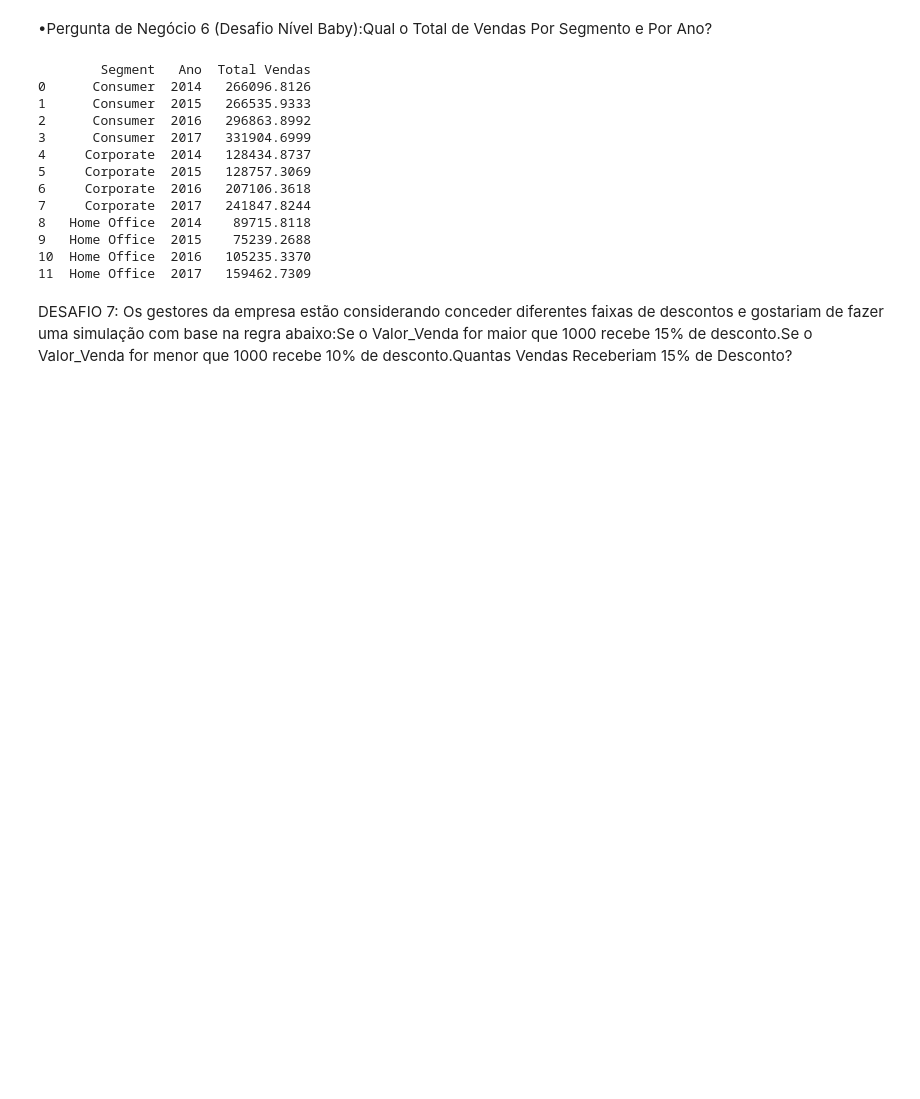
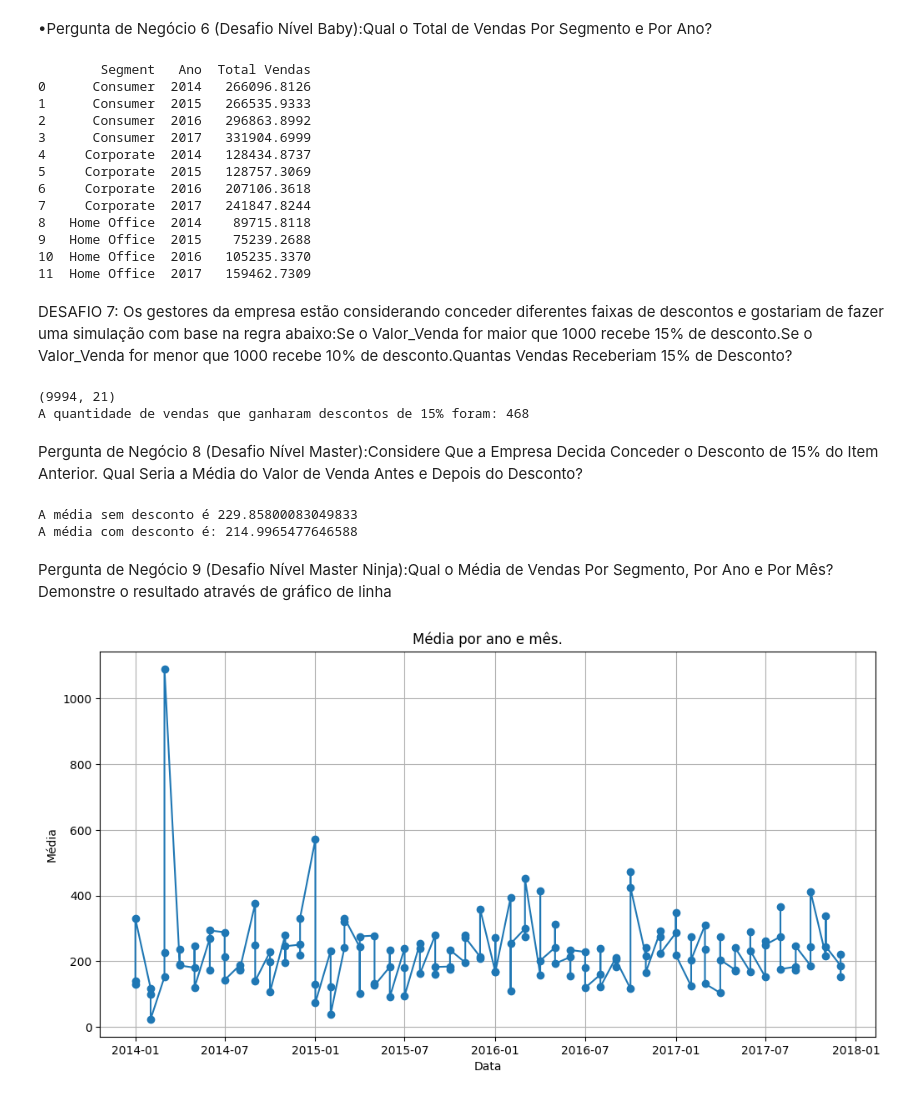
Before and after one commit to gustavoofarias/Fundamentos-de-Linguagem-Python-Para-An-lise-de-Dados-e-Data-Science, a Jupyter notebook: Projeto2.ipynb, the cells around one changed output. Drawn from its saved outputs; the diff is of its cells as text; code cells hidden in the pictures; blank space fills up the shorter version.

```diff
--- a/Projeto2.ipynb
+++ b/Projeto2.ipynb
@@ -222,3 +222,67 @@ print(resultado6)
 11  Home Office  2017   159462.7309
 # %% [markdown]
 DESAFIO 7: Os  gestores  da  empresa  estão  considerando conceder  diferentes  faixas  de  descontos  e gostariam de fazer uma simulação com base na regra abaixo:Se o Valor_Venda for maior que 1000 recebe 15% de desconto.Se o Valor_Venda for menor que 1000 recebe 10% de desconto.Quantas Vendas Receberiam 15% de Desconto?
+# %%
+
+
+desconto15 = df[df['Sales'] > 1000].shape[0]
+
+print(df.shape)
+
+print(f"A quantidade de vendas que ganharam descontos de 15% foram: {desconto15}")
+# %% [output]
+(9994, 21)
+A quantidade de vendas que ganharam descontos de 15% foram: 468
+# %% [markdown]
+Pergunta de Negócio 8 (Desafio Nível Master):Considere  Que  a  Empresa  Decida  Conceder  o  Desconto  de  15%  do  Item  Anterior.  Qual Seria a Média do Valor de Venda Antes e Depois do Desconto?
+# %%
+# Criando nova coluna com desconto de 15%
+df['Venda_com_desconto'] = df.apply(lambda row: row['Sales'] * 0.85 if row['Sales'] > 1000 else row['Sales'], axis=1)
+# %%
+media = df['Sales'].mean()
+print(f"A média sem desconto é {media}")
+media_com_desconto = df['Venda_com_desconto'].mean()
+print(f"A média com desconto é: {media_com_desconto}")
+# %% [output]
+A média sem desconto é 229.85800083049833
+A média com desconto é: 214.9965477646588
+# %% [markdown]
+Pergunta de Negócio 9 (Desafio Nível Master Ninja):Qual o Média de Vendas Por Segmento, Por Ano e Por Mês?Demonstre o resultado através de gráfico de linha
+# %%
+# Consulta SQL
+
+query9 = '''
+SELECT Segment,
+       AVG(Sales) AS Média,
+       strftime('%Y', [Order Date]) AS Ano,
+       strftime('%m', [Order Date]) AS Mês
+FROM tabela_excel
+GROUP BY Segment, Ano, Mês
+ORDER BY Ano, Mês;
+'''
+# Executando a consulta
+
+resultado9 = pd.read_sql_query(query9, conn)
+
+# Criar uma coluan com Ano e Mês juntos, para facilitar a plotar o gráfico.
+
+resultado9['Data'] = pd.to_datetime(resultado9['Ano'] + '-' + resultado9['Mês'] + '-01')
+
+# Plotando o Gráfico
+segmento_especifico = 'Consumer'  # Substitua pelo segmento desejado
+df_segmento = df[df['Segment'] == segmento_especifico]
+
+
+plt.figure(figsize=(12, 6))
+plt.plot(resultado9['Data'], resultado9['Média'], marker='o')
+
+plt.grid()
+
+plt.title('Média por ano e mês.')
+
+plt.xlabel('Data')
+plt.ylabel('Média')
+
+plt.show()
+# %% [output]
+[figure, added]
```
